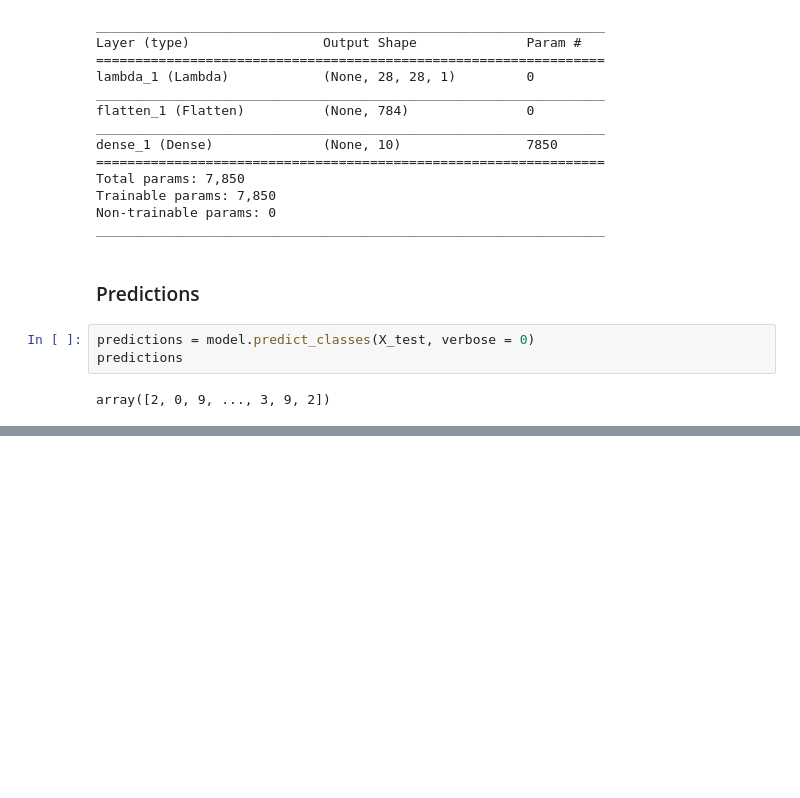
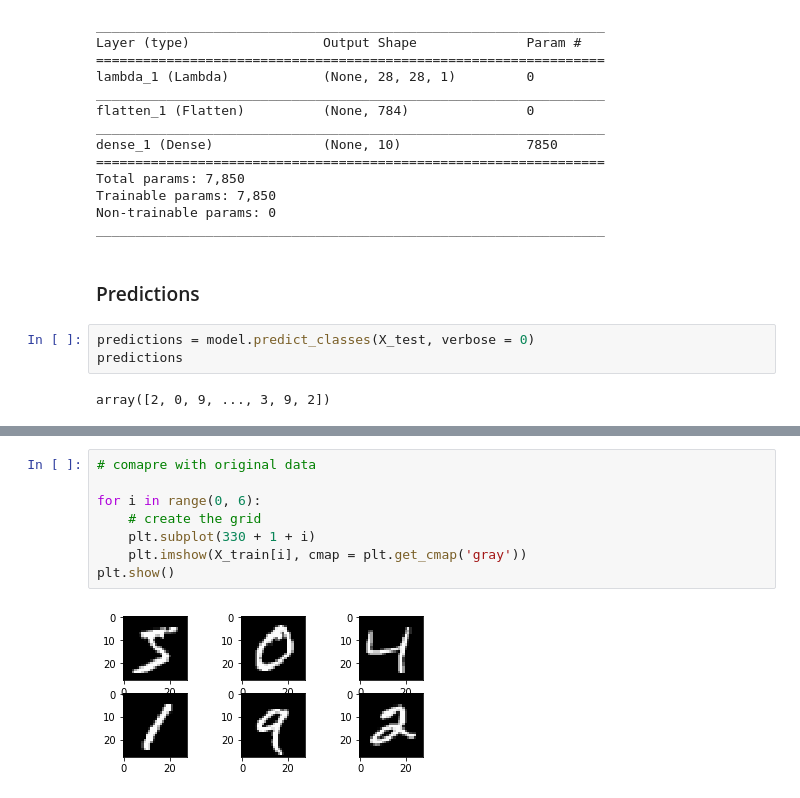
Before and after one commit to yueying-teng/Math_of_intelligence, a Jupyter notebook: CNN/MNIST_101_Linear_model.ipynb, the cells around one changed output, grey strips where cells are left out. Saved outputs shown, nothing was run; the diff lists cells and outputs as text; blank space fills up the shorter version.

```diff
--- a/CNN/MNIST_101_Linear_model.ipynb
+++ b/CNN/MNIST_101_Linear_model.ipynb
@@ -313,0 +371,10 @@ array([2, 0, 9, ..., 3, 9, 2])
+# %%
+# comapre with original data
+
+for i in range(0, 6):
+    # create the grid
+    plt.subplot(330 + 1 + i)
+    plt.imshow(X_train[i], cmap = plt.get_cmap('gray'))
+plt.show()
+# %% [output]
+[figure, added]
```
Also changed, not shown: parts of 7 cells of this notebook.
